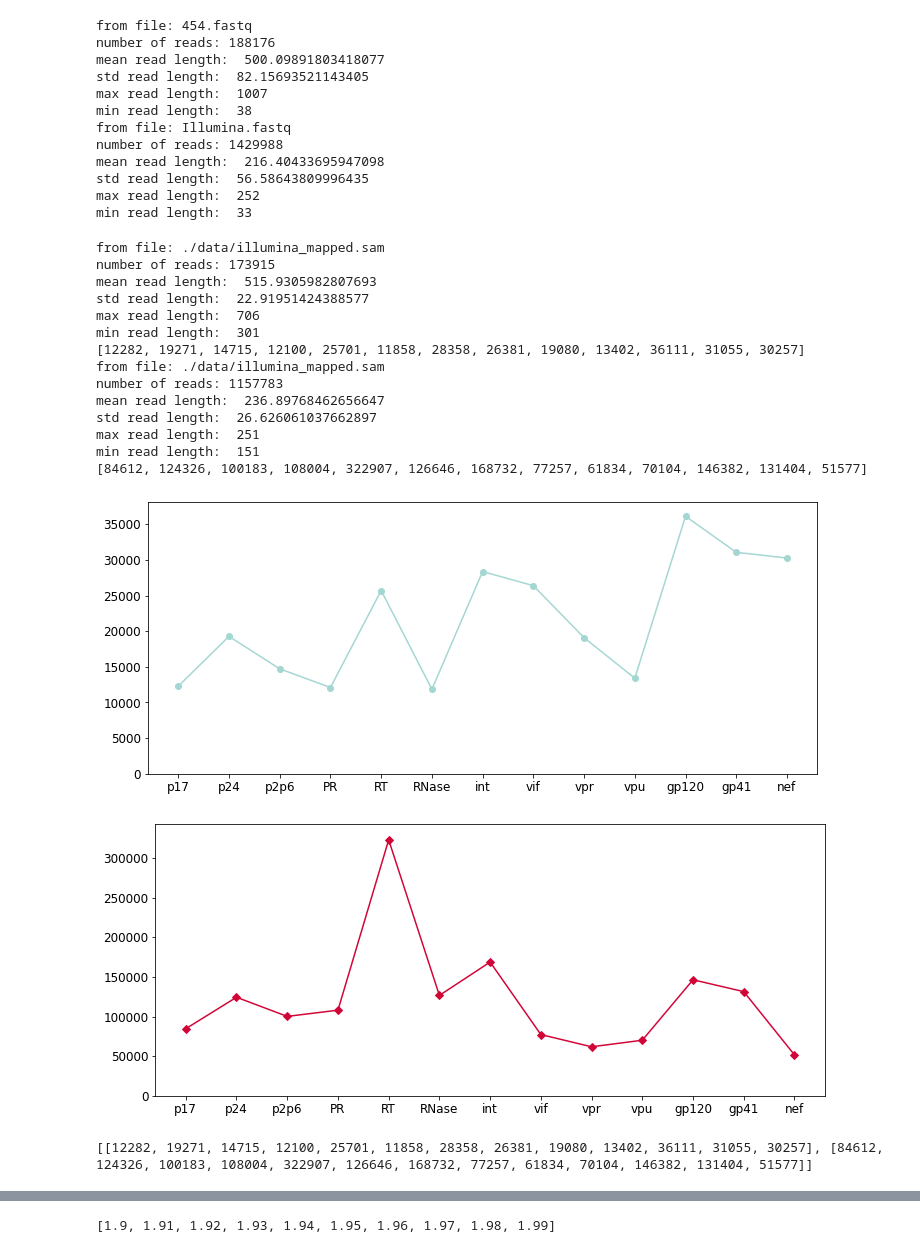
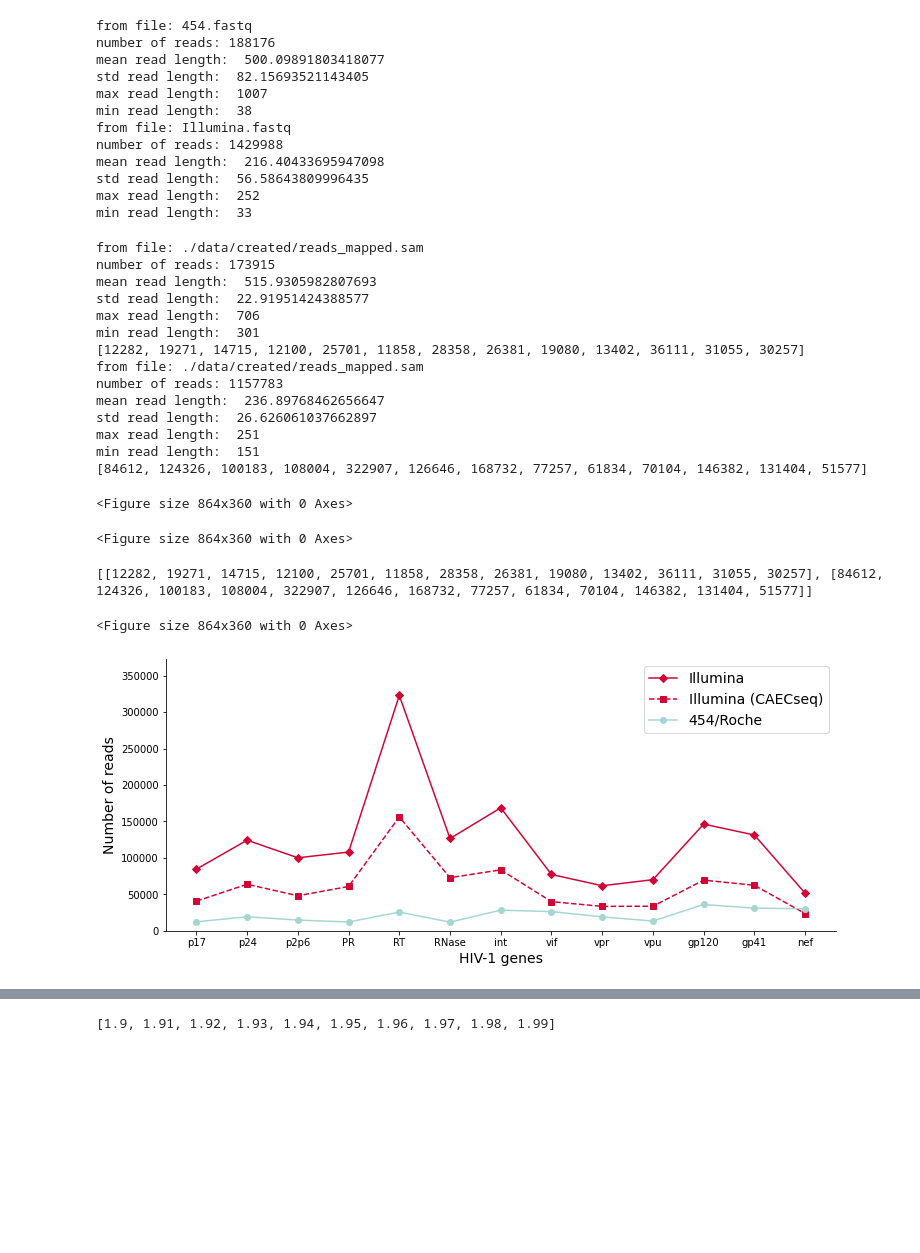
Before and after one commit to jonas-rudin/HIV-CAD, a Jupyter notebook: notebooks/data_analysis.ipynb, the cells around one changed output, grey strips where cells are left out. Saved outputs shown, nothing was run; the diff lists cells and outputs as text; code cells hidden in the pictures; blank space fills up the shorter version.

```diff
--- a/notebooks/data_analysis.ipynb
+++ b/notebooks/data_analysis.ipynb
@@ -81,7 +81,8 @@ def check_in_which_genes(start, stop):
 # %%
 number_of_reads_per_gene_per_NGS = []
 gene_names = ['p17', 'p24', 'p2p6', 'PR', 'RT', 'RNase', 'int', 'vif', 'vpr', 'vpu', 'gp120', 'gp41', 'nef']
-
+CAEC_cleaned_data = [40670, 63873, 48089, 60781, 156261, 72858,  83619, 39987, 33494, 33747, 69534, 62428, 23697]
+both_reads_per_gene = []
 for data_name in ['454', 'Illumina']:
     sam_file = open('../data/'+ data_name+ '_mapped.sam', 'r')
     number_of_reads_per_gene = [0 for _ in range(13)]
@@ -102,46 +103,67 @@ for data_name in ['454', 'Illumina']:
     print('std read length: ', np.std(read_lengths))
     print('max read length: ', max(read_lengths))
     print('min read length: ', min(read_lengths))
     print(number_of_reads_per_gene)
 
     number_of_reads_per_gene_per_NGS.append(number_of_reads_per_gene)
     plt.figure(figsize=(12,5))
     # plt.scatter(gene_names, number_of_reads_per_gene_per_NGS[0])
     # plt.plot(gene_names,number_of_reads_per_gene_per_NGS[0], '-o', color="#A5D7D2")
 
-    if data_name == 'Illumina':
-        plt.plot(gene_names,number_of_reads_per_gene, '-D', color="#D20537")
-        plt.ylim([0,max(number_of_reads_per_gene)+20000])
-
-    else:
-        plt.plot(gene_names,number_of_reads_per_gene, '-o', color="#A5D7D2")
-        plt.ylim([0,max(number_of_reads_per_gene)+2000])
+    # if data_name == 'Illumina':
+    #     plt.plot(gene_names,number_of_reads_per_gene, '-D', color="#D20537", label='Illumina')
+    #     plt.plot(gene_names,CAEC_cleaned_data, '--s', color="#D20537", label ='Illumina (CAECseq)')
+    #     plt.ylim([0,max(number_of_reads_per_gene)+20000])
+    both_reads_per_gene.append(number_of_reads_per_gene)
+    # else:
+    #     plt.ylim([0,max(number_of_reads_per_gene)+2000])
     # ax.spines["top"].set_visible(False)
     # ax.spines["right"].set_visible(False)
     # ax.spines["left"].set_visible(False)
 
 
-
+CAEC_cleaned_data = [40670, 63873, 48089, 60781, 156261, 72858,  83619, 39987, 33494, 33747, 69534, 62428, 23697]
 plt.show()
 print(number_of_reads_per_gene_per_NGS)
+plt.figure(figsize=(12,5))
+
+fig, ax = plt.subplots(figsize=(12,5))
+
+ax.plot(gene_names,both_reads_per_gene[1], '-D', color="#D20537", label ='Illumina')
+ax.plot(gene_names,CAEC_cleaned_data, '--s', color="#D20537", label ='Illumina (CAECseq)')
+ax.plot(gene_names,both_reads_per_gene[0], '-o', color="#A5D7D2", label="454/Roche")
+
+ax.spines["top"].set_visible(False)
+ax.spines["right"].set_visible(False)
+ax.legend(fontsize=14)
+# ax.spines["left"].set_visible(False)
+#
+
+plt.ylim([0,max(both_reads_per_gene[1])+50000])
+plt.rcParams.update({'font.size': 12})
+plt.ylabel('Number of reads',fontsize=14)
+plt.xlabel('HIV-1 genes',fontsize=14)
+plt.show()
 # %% [output]
-from file: ./data/illumina_mapped.sam
+from file: ./data/created/reads_mapped.sam
 number of reads: 173915
 mean read length:  515.9305982807693
 std read length:  22.91951424388577
 max read length:  706
 min read length:  301
 [12282, 19271, 14715, 12100, 25701, 11858, 28358, 26381, 19080, 13402, 36111, 31055, 30257]
-from file: ./data/illumina_mapped.sam
+from file: ./data/created/reads_mapped.sam
 number of reads: 1157783
 mean read length:  236.89768462656647
 std read length:  26.626061037662897
 max read length:  251
 min read length:  151
 [84612, 124326, 100183, 108004, 322907, 126646, 168732, 77257, 61834, 70104, 146382, 131404, 51577]
+<Figure size 864x360 with 0 Axes>
+<Figure size 864x360 with 0 Axes>
+[[12282, 19271, 14715, 12100, 25701, 11858, 28358, 26381, 19080, 13402, 36111, 31055, 30257], [84612, 124326, 100183, 108004, 322907, 126646, 168732, 77257, 61834, 70104, 146382, 131404, 51577]]
+<Figure size 864x360 with 0 Axes>
-[figure, old version]
+[figure, new version]
-[figure, removed]
-[[12282, 19271, 14715, 12100, 25701, 11858, 28358, 26381, 19080, 13402, 36111, 31055, 30257], [84612, 124326, 100183, 108004, 322907, 126646, 168732, 77257, 61834, 70104, 146382, 131404, 51577]]
 # %%
 gene_names = ['p17', 'p24', 'p2p6', 'PR', 'RT', 'RNase', 'int', 'vif', 'vpr', 'vpu', 'gp120', 'gp41', 'nef']
 # plt.scatter(gene_names, number_of_reads_per_gene_per_NGS[0])
```
Also changed, not shown: parts of 5 cells of this notebook, 13 other files.
